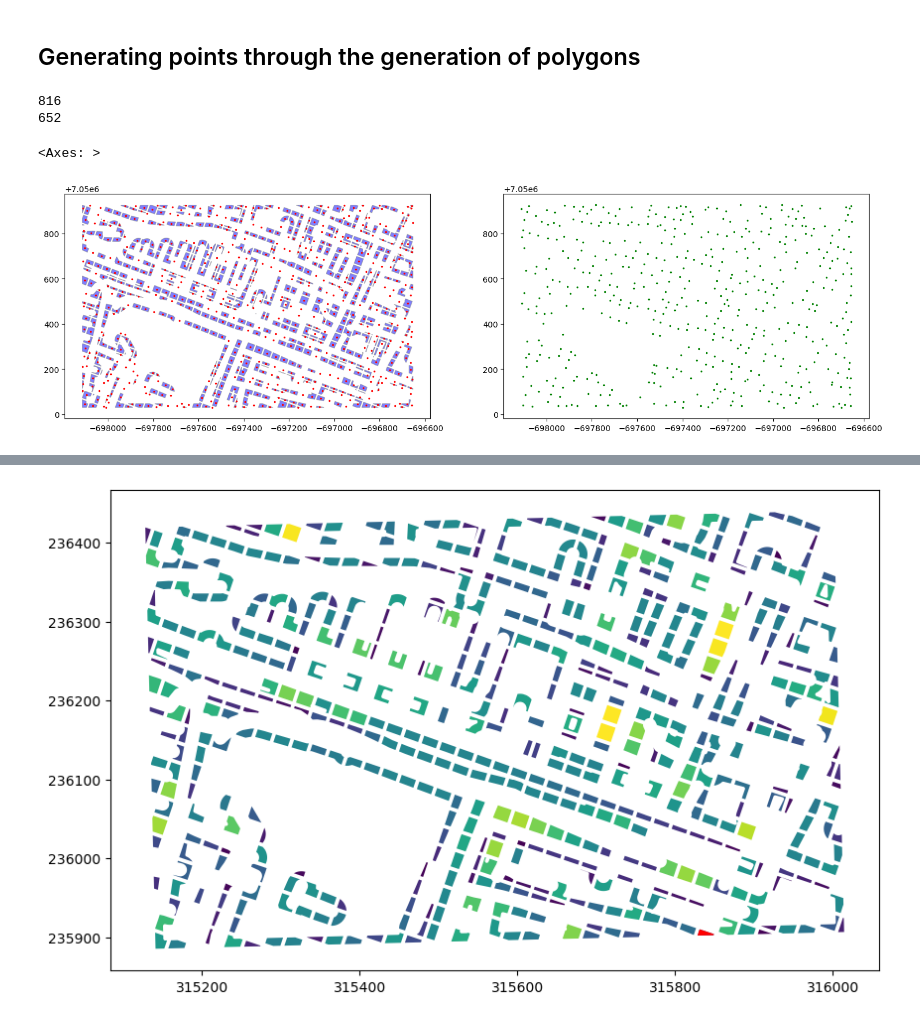
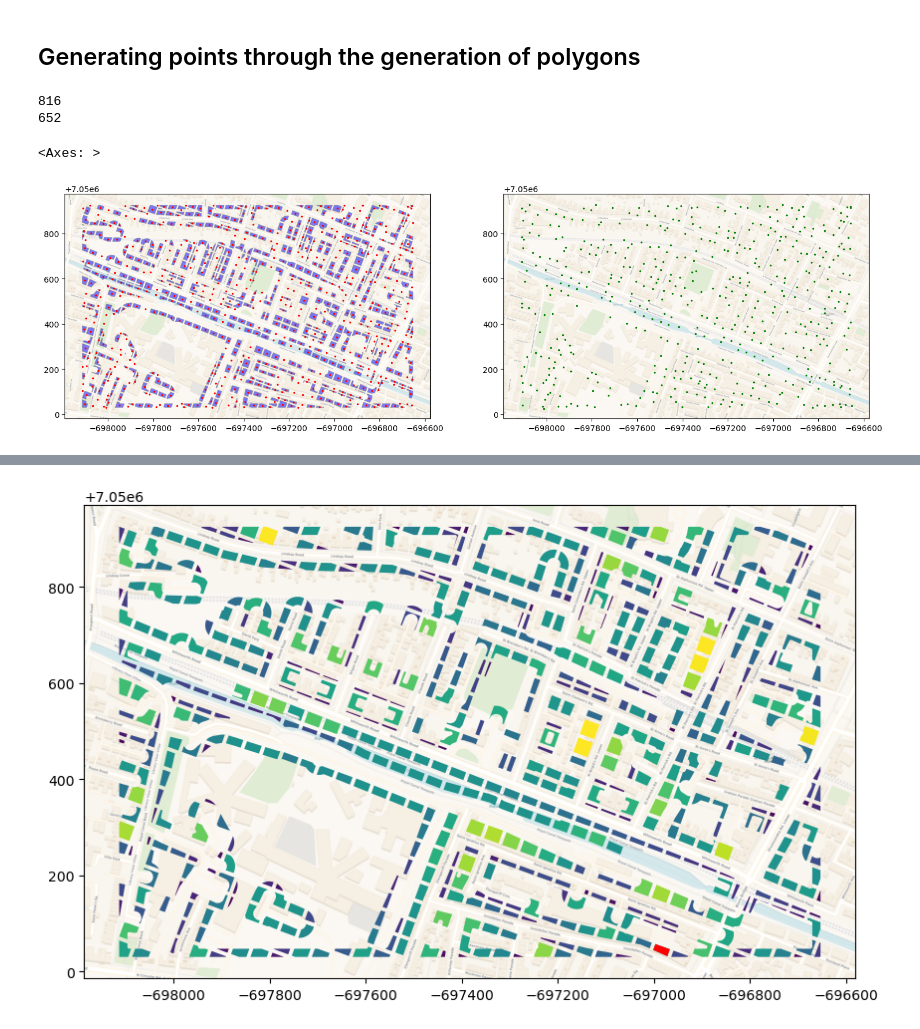
Before and after one commit to paddeaux/radian, a Jupyter notebook: radian_additions.ipynb, the cells around one changed output, grey strips where cells are left out. Saved outputs shown, nothing was run; the diff lists cells and outputs as text; code cells hidden in the pictures.

```diff
--- a/radian_additions.ipynb
+++ b/radian_additions.ipynb
@@ -529,7 +530,7 @@ fig, axs = plt.subplots(1,2,figsize=(18,15))
 for ax in axs.flatten():
     # set basemap for each plot
     buffers.plot(ax=ax, facecolor='none', edgecolor='none', alpha=0.8)
-    #cx.add_basemap(ax, crs='EPSG:3857', attribution=False, source=cx.providers.CartoDB.Voyager)
+    cx.add_basemap(ax, crs='EPSG:3857', attribution=False, source=cx.providers.CartoDB.Voyager)
 
 
 print(len(building_buffers))
@@ -549,17 +550,21 @@ building_points_jitter.sample(int(len(building_points_jitter) * 0.6)).plot(ax=ax
 816
 652
 <Axes: >
-[figure, old version]
+[figure, new version]
 # %%
-gdf = gpd.read_file("geojson_polygons/whitworth_fake_buildings.geojson").to_crs(29902)
+gdf = gpd.read_file("geojson_polygons/whitworth_fake_buildings.geojson")#.to_crs(32629)
 gdf['area'] = gdf.geometry.area
 
 fig, ax = plt.subplots(1,1,figsize=(10,8))
+
+# UTM for Ireland is 32629
+
 
 gdf = gdf_multi_to_poly(gdf)
 
 gdf[gdf['area'] > 50].plot(ax=ax, column='area')
 gdf[gdf['area'] > 50].iloc[[41]].plot(ax=ax, color='red')
+cx.add_basemap(ax, crs='EPSG:3857', attribution=False, source=cx.providers.CartoDB.Voyager)
 
 
 
@@ -570 +575 @@ print(gdf[gdf['area'] > 200].iloc[[41]])
-[figure, old version]
+[figure, new version]
```
Also changed, not shown: parts of 6 cells of this notebook.
